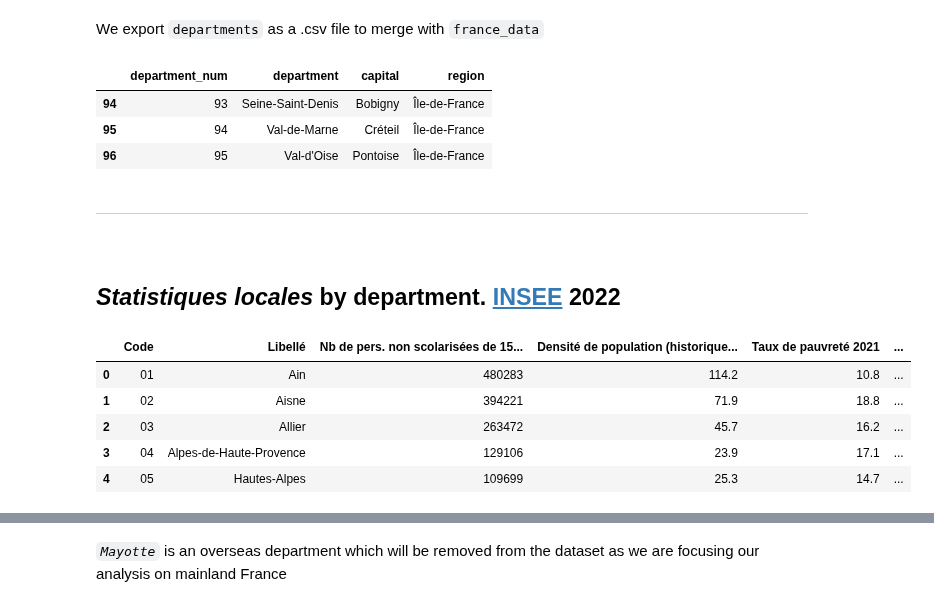
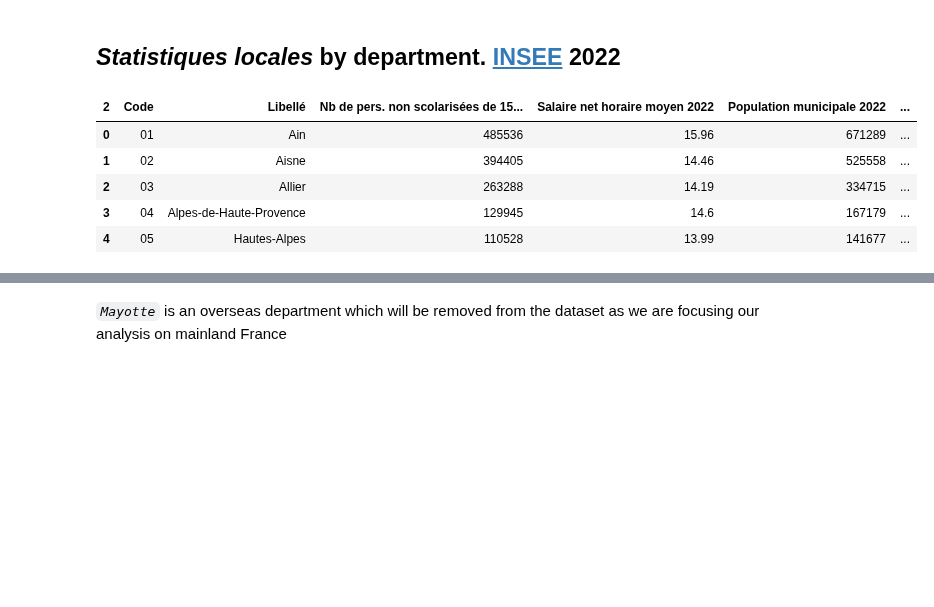
Before and after one commit to pineapple-bois/Michelin_Rated_Restaurants, a Jupyter notebook: ExtraData/France_Departments_Demographics.ipynb, the cells around one changed output, grey strips where cells are left out. Drawn from its saved outputs; the diff is of its cells as text; code cells hidden in the pictures; blank space fills up the shorter version.

```diff
--- a/ExtraData/France_Departments_Demographics.ipynb
+++ b/ExtraData/France_Departments_Demographics.ipynb
@@ -92,2 +4,0 @@ departments = departments.drop(departments.index[69])
-# %% [markdown]
-We export `departments` as a .csv file to merge with `france_data`
@@ -97,24 +5,21 @@ departments.to_csv('Demographics/departments.csv', index=False)
-# %%
-departments.tail(3)
-# %% [output]
-|  | department_num | department | capital | region |
-| 94 | 93 | Seine-Saint-Denis | Bobigny | Île-de-France |
-| 95 | 94 | Val-de-Marne | Créteil | Île-de-France |
-| 96 | 95 | Val-d'Oise | Pontoise | Île-de-France |
 # %% [markdown]
-----
-&nbsp;
 ## *Statistiques locales* by department. [INSEE](https://www.insee.fr/fr/statistiques/6013867) 2022
-# %%
-stats_locale = pd.read_csv("Demographics/INSEE/stats_locales_2022.csv", sep=';')
-stats_locale.head()
-# %% [output]
-|  | Code | Libellé | Nb de pers. non scolarisées de 15... | Densité de population (historique... | Taux de pauvreté 2021 | ... |
-| 0 | 01 | Ain | 480283 | 114.2 | 10.8 | ... |
-| 1 | 02 | Aisne | 394221 | 71.9 | 18.8 | ... |
-| 2 | 03 | Allier | 263472 | 45.7 | 16.2 | ... |
-| 3 | 04 | Alpes-de-Haute-Provence | 129106 | 23.9 | 17.1 | ... |
-| 4 | 05 | Hautes-Alpes | 109699 | 25.3 | 14.7 | ... |
+# %%
+# Read CSV without setting a header
+stats_locale = pd.read_csv("Demographics/INSEE/stats_locales_2023.csv", sep=';', header=None)
+# Use the third row as column headers
+stats_locale.columns = stats_locale.iloc[2]
+# Drop the metadata rows
+stats_locale = stats_locale.drop([0, 1, 2]).reset_index(drop=True)
+
+stats_locale.head()
+# %% [output]
+| 2 | Code | Libellé | Nb de pers. non scolarisées de 15... | Salaire net horaire moyen 2022 | Population municipale 2022 | ... |
+| 0 | 01 | Ain | 485536 | 15.96 | 671289 | ... |
+| 1 | 02 | Aisne | 394405 | 14.46 | 525558 | ... |
+| 2 | 03 | Allier | 263288 | 14.19 | 334715 | ... |
+| 3 | 04 | Alpes-de-Haute-Provence | 129945 | 14.6 | 167179 | ... |
+| 4 | 05 | Hautes-Alpes | 110528 | 13.99 | 141677 | ... |
 # %%
 stats_locale.columns.tolist()
 # %% [output]
```
Also changed, not shown: parts of 28 cells of this notebook, 3 other files.
